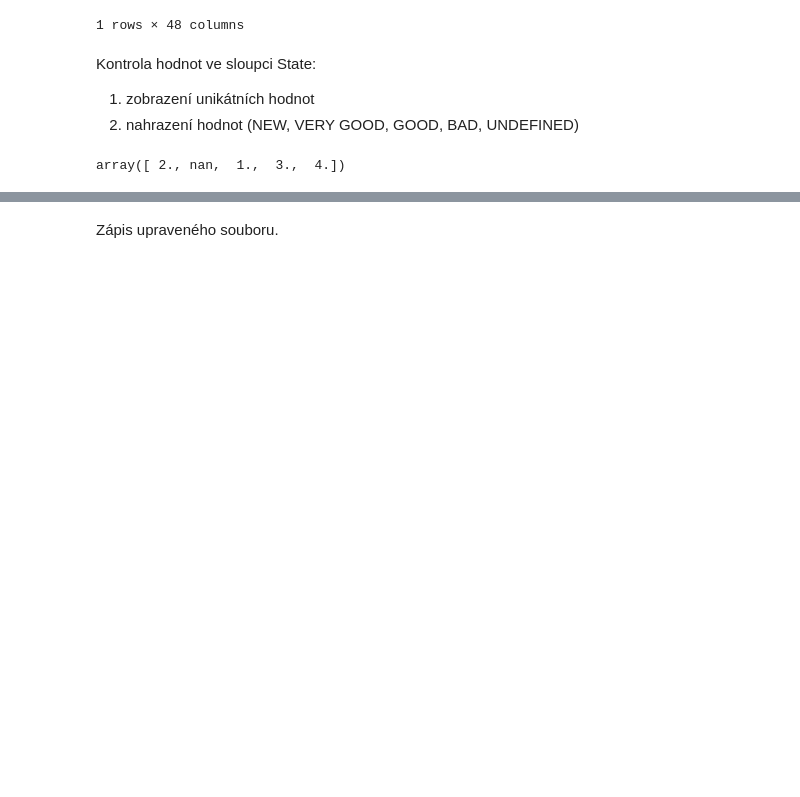
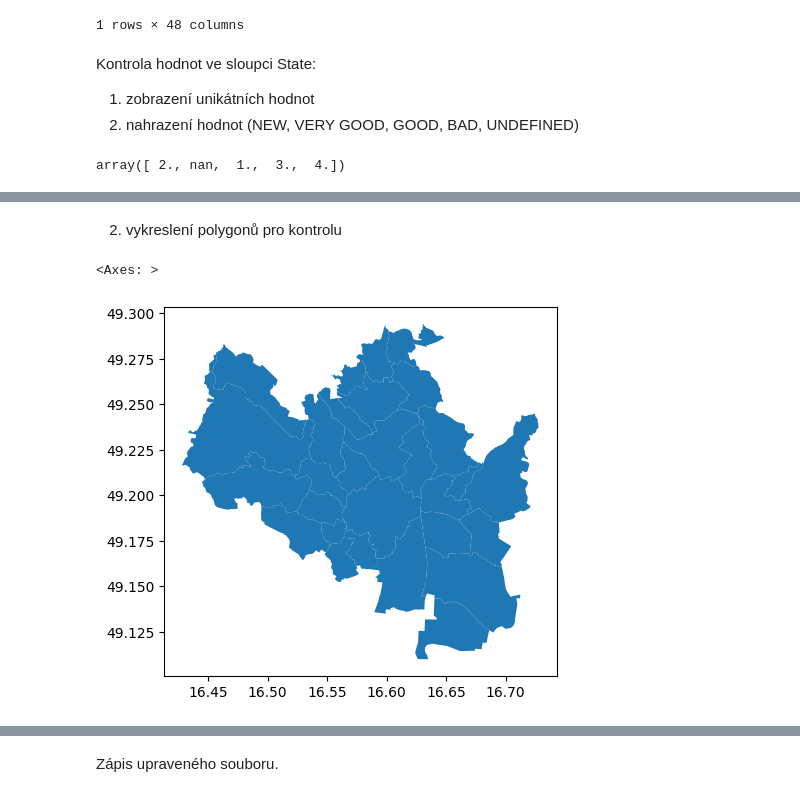
Before and after one commit to BacovskaMarcela/Project_Czechitas, a Jupyter notebook: Nemovitosti_tabulka.ipynb, the cells around one changed output, grey strips where cells are left out. Cells and saved outputs as stored; diff of their text form; code cells hidden in the pictures; blank space fills up the shorter version.

```diff
--- a/Nemovitosti_tabulka.ipynb
+++ b/Nemovitosti_tabulka.ipynb
@@ -147,0 +31,3 @@ Result
+# %%
+city_districts = gpd.read_file('City_districts_boundaries.geojson')
+city_districts.head(2)
@@ -147,0 +38,7 @@ Result
+# %% [markdown]
+2. vykreslení polygonů pro kontrolu
+# %%
+city_districts.plot()
+# %% [output]
+<Axes: >
+[figure, added]
```
Also changed, not shown: parts of 29 cells of this notebook.
